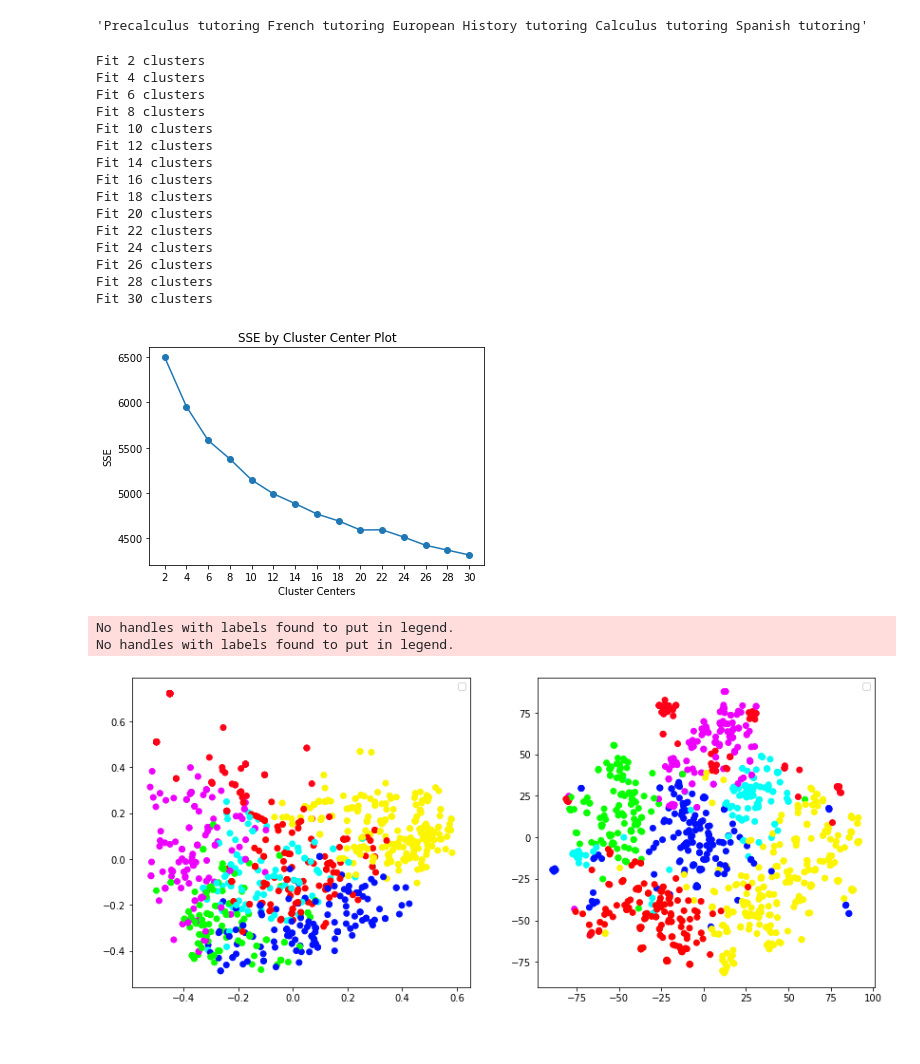
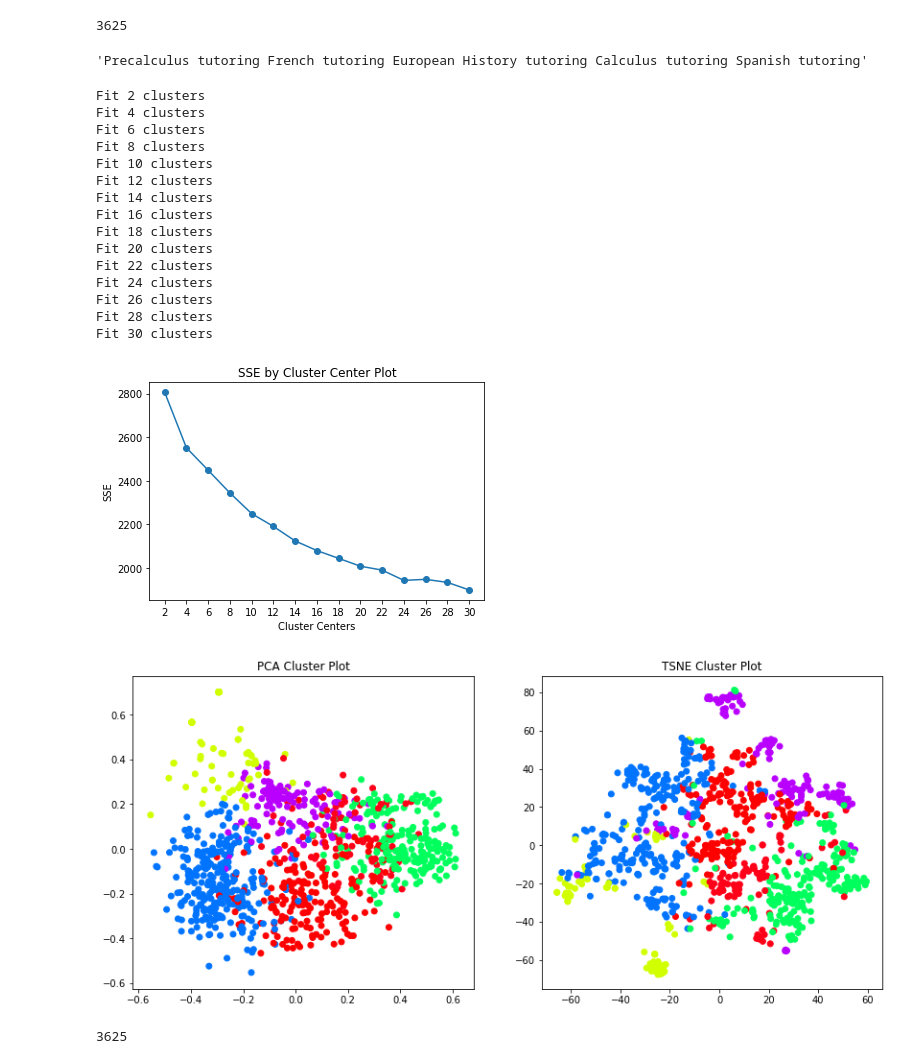
Before and after one commit to cfodonnell/Insight_Project_AsTutor, a Jupyter notebook: bio_subjects_clustering.ipynb, the cells around one changed output. Cells and saved outputs as stored; diff of their text form; code cells hidden in the pictures.

```diff
--- a/bio_subjects_clustering.ipynb
+++ b/bio_subjects_clustering.ipynb
@@ -23,5 +23,8 @@ from sklearn.decomposition import PCA
 from sklearn.manifold import TSNE
 # %%
 sample=pd.read_csv('/home/codonnell/tutors/tutmain/all_tutors.csv')
+sample = sample.drop(['Unnamed: 0', 'Unnamed: 0.1'],axis=1)
+sample = sample.drop_duplicates()
+sample = sample.drop_duplicates(subset='@id')
 sample.head()
 # %% [output]
@@ -35,3 +38,7 @@ sample.head()
+# %%
+len(sample)
+# %% [output]
+3625
 # %%
 sample['priceRange'] = sample['priceRange'].apply(float)
 # %%
@@ -94,36 +101,38 @@ Fit 24 clusters
 Fit 26 clusters
 Fit 28 clusters
 Fit 30 clusters
-[figure, old version]
+[figure, new version]
 # %%
-clusters = MiniBatchKMeans(n_clusters=7, init_size=1024, batch_size=2048, random_state=20).fit_predict(text)
+clusters = MiniBatchKMeans(n_clusters=6, init_size=1024, batch_size=2048, random_state=20).fit_predict(text)
 # %%
 def plot_tsne_pca(data, labels):
     max_label = max(labels)
-    max_items = np.random.choice(range(data.shape[0]), size=5000, replace=False)
+    max_items = np.random.choice(range(data.shape[0]), size=data.shape[0], replace=False)
 
     pca = PCA(n_components=2).fit_transform(data[max_items,:].todense())
     tsne = TSNE().fit_transform(PCA(n_components=50).fit_transform(data[max_items,:].todense()))
 
 
     idx = np.random.choice(range(pca.shape[0]), size=1000, replace=False)
 
     # choose only labels associated with subset of data
     label_subset = labels[max_items]
     label_subset = [cm.hsv(i/max_label) for i in label_subset[idx]]
 
     f, ax = plt.subplots(1, 2, figsize=(14, 6))
 
-    #ax[0].scatter(pca[idx, 0], pca[idx, 1], c=label_subset)
-    #ax[0].set_title('PCA Cluster Plot')
+    ax[0].scatter(pca[idx, 0], pca[idx, 1], c=label_subset)
+    ax[0].set_title('PCA Cluster Plot')
 
-    #ax[1].scatter(tsne[idx, 0], tsne[idx, 1], c=label_subset)
-    #ax[1].set_title('TSNE Cluster Plot')
+    ax[1].scatter(tsne[idx, 0], tsne[idx, 1], c=label_subset)
+    ax[1].set_title('TSNE Cluster Plot')
 
 plot_tsne_pca(text, clusters)
 # %% [output]
-No handles with labels found to put in legend.
-No handles with labels found to put in legend.
-[figure, old version]
+[figure, new version]
+# %%
+text.shape[0]
+# %% [output]
+3625
 # %%
 max_label = max(clusters)
```
Also changed, not shown: parts of 7 cells of this notebook, 5 other files.
